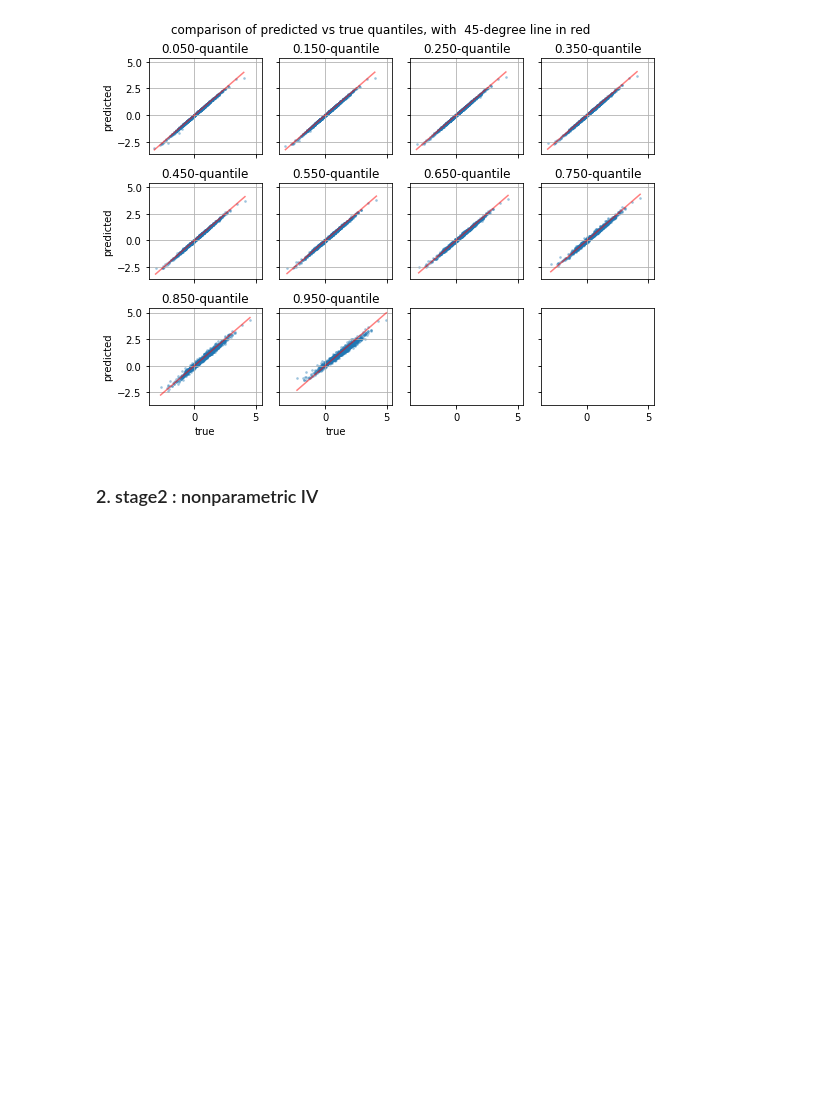
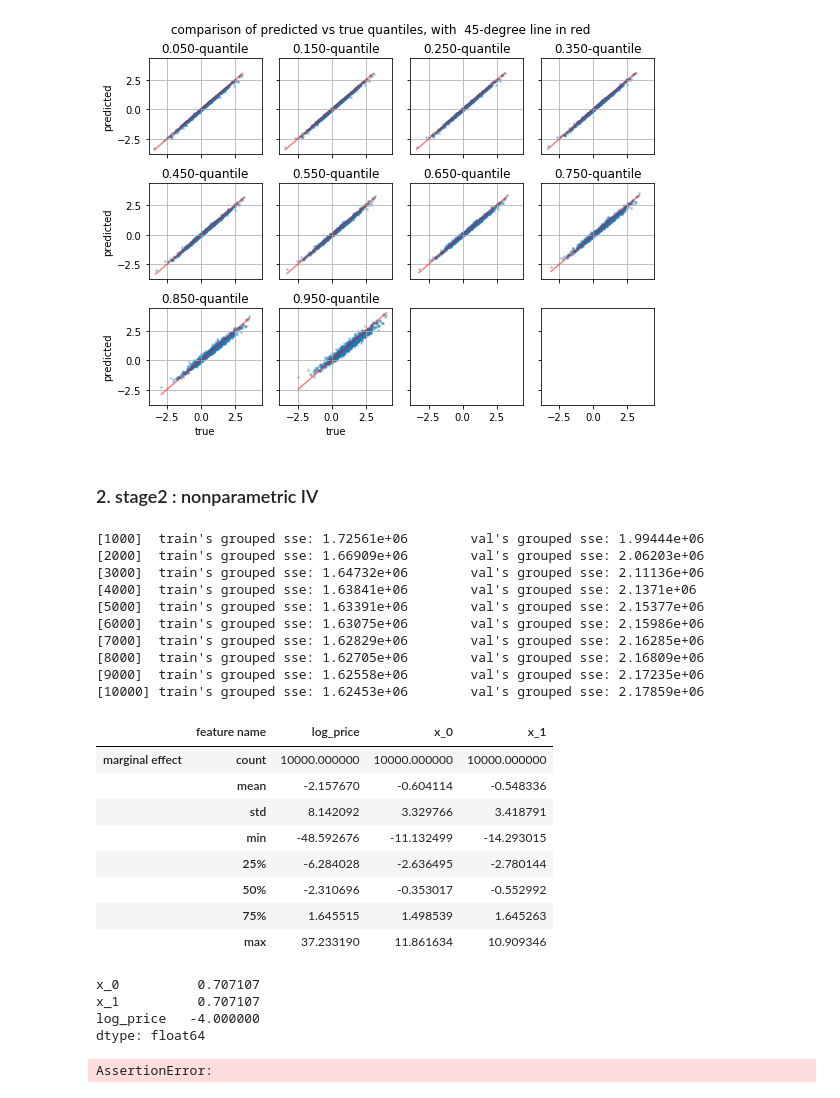
Before and after one commit to j-mark-hou/npiv, a Jupyter notebook: example/try_lgbiv.ipynb, the cells around one changed output. Drawn from its saved outputs; the diff is of its cells as text; code cells hidden in the pictures; blank space fills up the shorter version.

```diff
--- a/example/try_lgbiv.ipynb
+++ b/example/try_lgbiv.ipynb
@@ -115,5 +225,10 @@ qtl_comp_df = pd.concat([
 # %%
-# look at quantiles
+# compare the predicted vs true quantiles
+qtl_comp_df = pd.concat([
+                            npiv_estimate_stage1_linear_stage2.predict_stage1(df_test, prefix='predicted_qtl'),
+                            npiv_true_stage1_linear_stage2.predict_stage1(df_test, prefix='true_qtl')
+                        ], axis=1)
+# plot
 plot_df = qtl_comp_df.sample(1000)
 alphas = npiv_estimate_stage1_linear_stage2.stage1_params.keys()
 ncols=4
@@ -134,8 +249,47 @@ plt.suptitle("comparison of predicted vs true quantiles, with  45-degree line in
 plt.tight_layout()
 plt.subplots_adjust(top=0.9)
 # %% [output]
-[figure, old version]
+[figure, new version]
 # %%
 # ok, quantiles look fine.
 # %% [markdown]
 ### 2. stage2 : nonparametric IV
+# %%
+# and also for when we predict quantiles
+npiv_estimate_stage1_linear_stage2.train_stage2()
+
+# print some marginal effects
+wrapped_gbm2 = model_wrapper.ModelWrapper(npiv_estimate_stage1_linear_stage2.stage2_model)
+marginal_fx = wrapped_gbm2.marginal_effect_plots(df_test, plot=False)
+display(marginal_fx.groupby('feature name').describe().transpose())
+# %% [output]
+[1000]  train's grouped sse: 1.72561e+06        val's grouped sse: 1.99444e+06
+[2000]  train's grouped sse: 1.66909e+06        val's grouped sse: 2.06203e+06
+[3000]  train's grouped sse: 1.64732e+06        val's grouped sse: 2.11136e+06
+[4000]  train's grouped sse: 1.63841e+06        val's grouped sse: 2.1371e+06
+[5000]  train's grouped sse: 1.63391e+06        val's grouped sse: 2.15377e+06
+[6000]  train's grouped sse: 1.63075e+06        val's grouped sse: 2.15986e+06
+[7000]  train's grouped sse: 1.62829e+06        val's grouped sse: 2.16285e+06
+[8000]  train's grouped sse: 1.62705e+06        val's grouped sse: 2.16809e+06
+[9000]  train's grouped sse: 1.62558e+06        val's grouped sse: 2.17235e+06
+[10000] train's grouped sse: 1.62453e+06        val's grouped sse: 2.17859e+06
+|  | feature name | log_price | x_0 | x_1 |
+| marginal effect | count | 10000.000000 | 10000.000000 | 10000.000000 |
+|  | mean | -2.157670 | -0.604114 | -0.548336 |
+|  | std | 8.142092 | 3.329766 | 3.418791 |
+|  | min | -48.592676 | -11.132499 | -14.293015 |
+|  | 25% | -6.284028 | -2.636495 | -2.780144 |
+|  | 50% | -2.310696 | -0.353017 | -0.552992 |
+|  | 75% | 1.645515 | 1.498539 | 1.645263 |
+|  | max | 37.233190 | 11.861634 | 10.909346 |
+# %%
+ivsim.log_sales_coefs
+# %% [output]
+x_0          0.707107
+x_1          0.707107
+log_price   -4.000000
+dtype: float64
+# %%
+assert False
+# %% [output]
+AssertionError:
```
Also changed, not shown: parts of 23 cells of this notebook, 1 other file.
